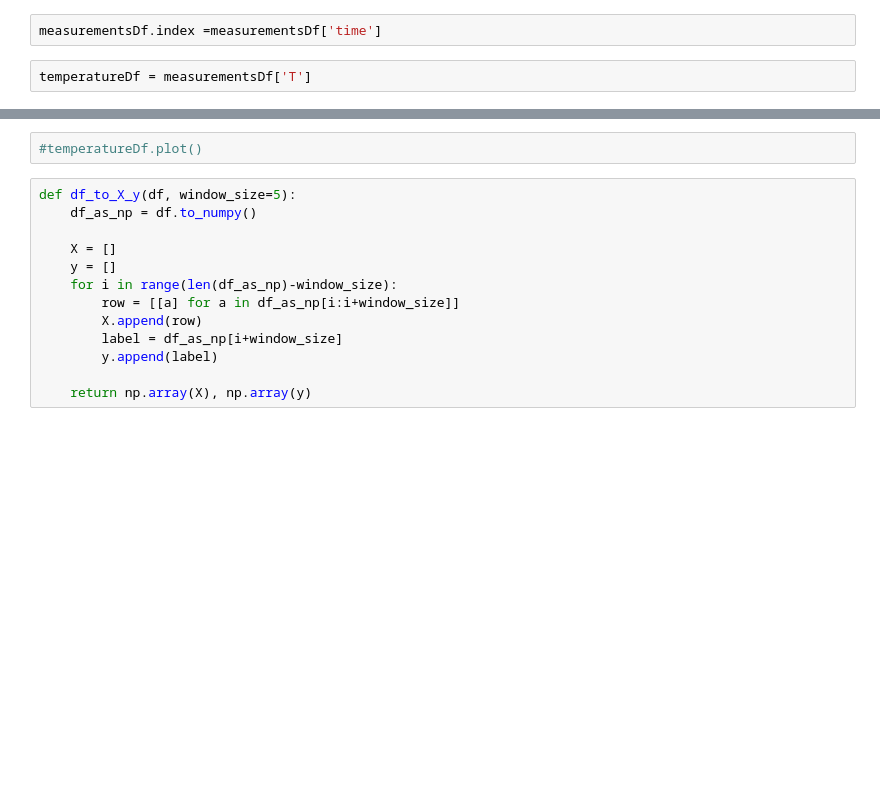
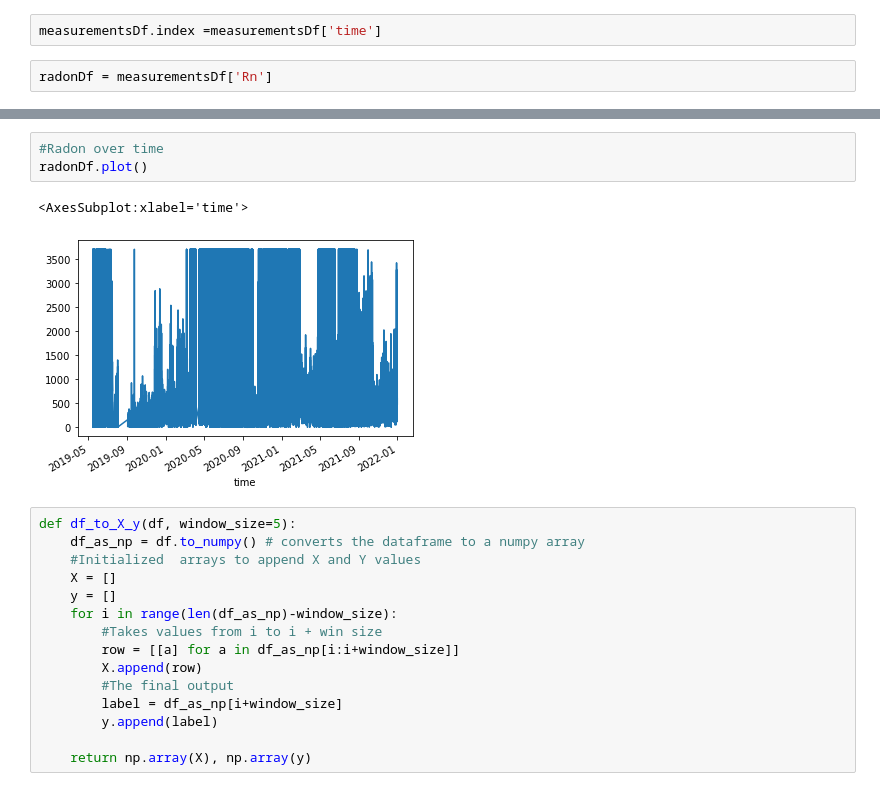
Before and after one commit to ValdoMpinga/rnhealth-scripts, a Jupyter notebook: machineLearning/LSTM/basicLSTM/basicLSTM.ipynb, the cells around one changed output, grey strips where cells are left out. Saved outputs shown, nothing was run; the diff lists cells and outputs as text; blank space fills up the shorter version.

Commit message:
Radon forcast LSTM model created

```diff
--- a/machineLearning/LSTM/basicLSTM/basicLSTM.ipynb
+++ b/machineLearning/LSTM/basicLSTM/basicLSTM.ipynb
@@ -51,4 +55,4 @@ measurementsDf
 # %%
 measurementsDf.index =measurementsDf['time']
 # %%
-temperatureDf = measurementsDf['T']
+radonDf = measurementsDf['Rn']
@@ -71,14 +59,20 @@ Name: T, Length: 115634, dtype: float64
-# %%
-#temperatureDf.plot()
+# %%
+#Radon over time
+radonDf.plot()
+# %% [output]
+<AxesSubplot:xlabel='time'>
+[figure, added]
 # %%
 def df_to_X_y(df, window_size=5):
-    df_as_np = df.to_numpy()
-
+    df_as_np = df.to_numpy() # converts the dataframe to a numpy array
+    #Initialized  arrays to append X and Y values
     X = []
     y = []
     for i in range(len(df_as_np)-window_size):
+        #Takes values from i to i + win size
         row = [[a] for a in df_as_np[i:i+window_size]]
         X.append(row)
+        #The final output
         label = df_as_np[i+window_size]
         y.append(label)
 
```
Also changed, not shown: parts of 22 cells of this notebook, 22 other files.
